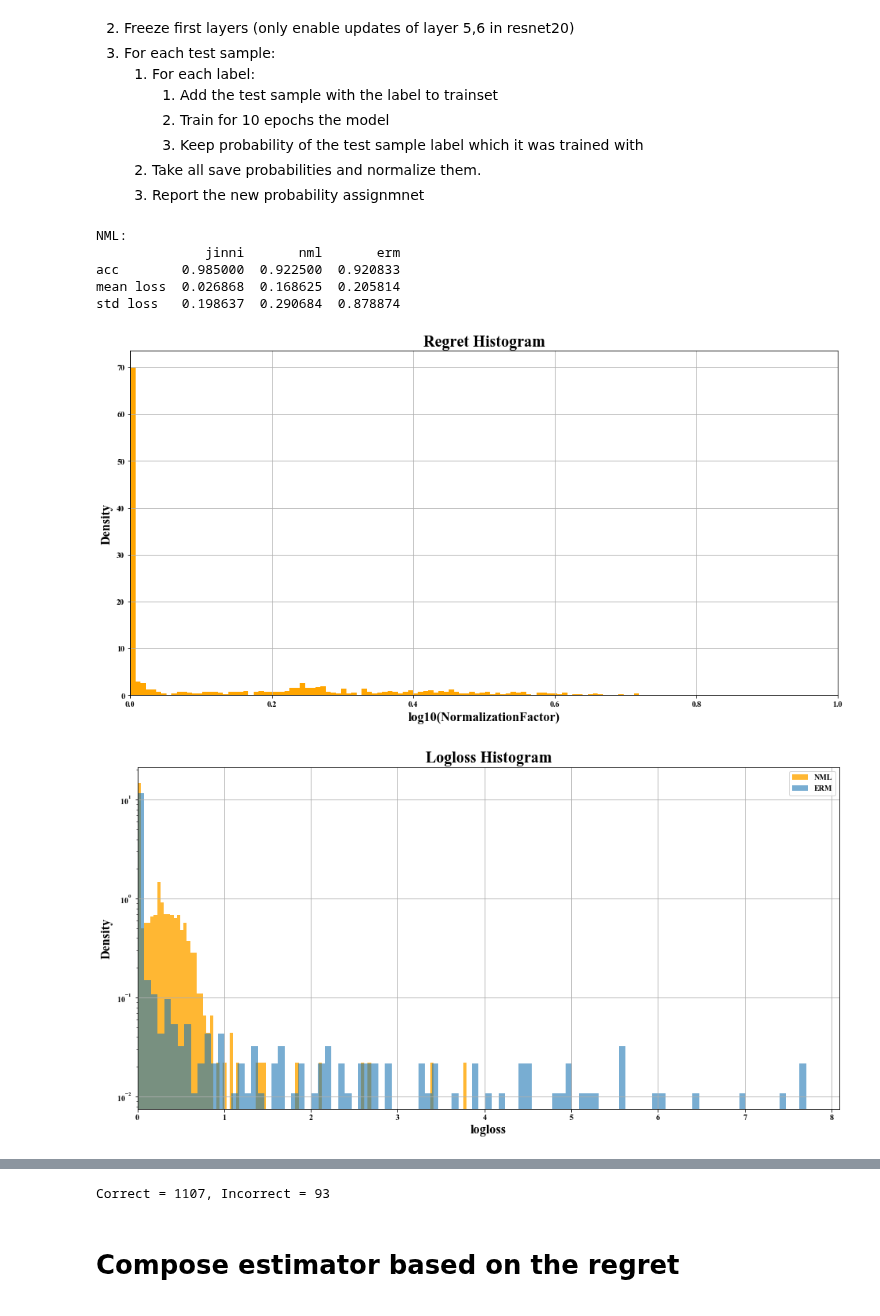
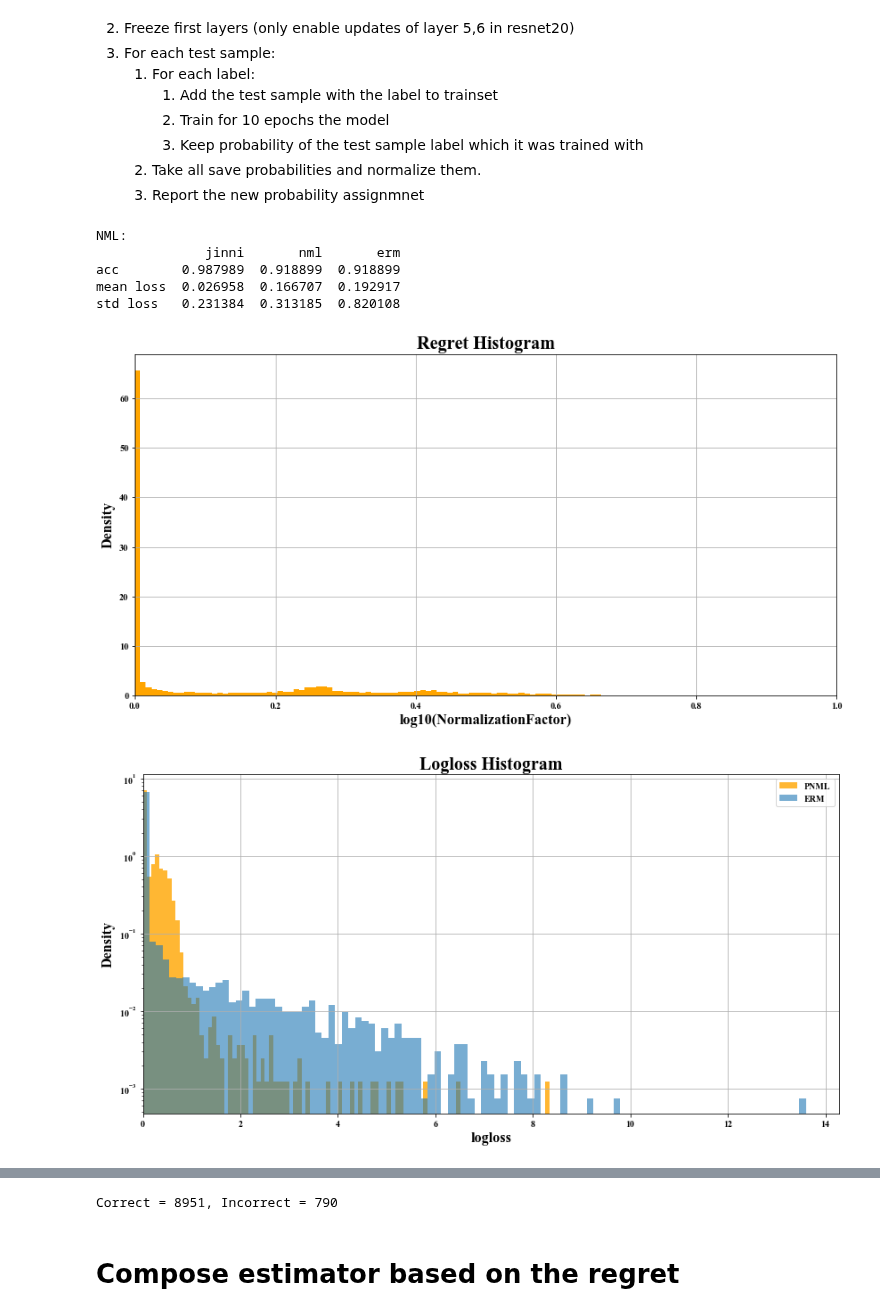
Before and after one commit to kobybibas/deep_pnml_experiments, a Jupyter notebook: src/analyze_results.ipynb, the cells around one changed output, grey strips where cells are left out. Drawn from its saved outputs; the diff is of its cells as text; code cells hidden in the pictures.

Commit message:
Update results summary

```diff
--- a/src/analyze_results.ipynb
+++ b/src/analyze_results.ipynb
@@ -2,6 +2,7 @@
 import numpy as np
 import matplotlib as mpl
 import matplotlib.pyplot as plt
+
 import json
 from analyze_utilities import *
 from dataset_utilities import create_cifar10_dataloaders
@@ -9,14 +10,13 @@ import pandas as pd
 import copy
 
 %run ./result_summary.ipynb
-
-# Define plot defaults
-mpl.rcParams['figure.figsize'] = (16.0, 8.0)
-mpl.rcParams['font.family'] = "Times New Roman"
-mpl.rcParams['axes.grid'] = True
-mpl.rcParams['axes.titlesize'] = 20
-mpl.rcParams['axes.labelsize'] = 16
-# mpl.rcParams
+# %%
+# Define plot defaults
+mpl.rcParams['figure.figsize'] = (14.0, 7.0)
+mpl.rcParams['font.family'] = "Times New Roman"
+mpl.rcParams['axes.grid'] = True
+mpl.rcParams['axes.titlesize'] = 20
+mpl.rcParams['axes.labelsize'] = 16
 # %% [markdown]
 # NML Vs. ERM Performence
 NML is as training is as following:
@@ -31,13 +31,14 @@ NML is as training is as following:
     3. Report the new probability assignmnet
 # %%
 # Print acc and mean loss
-result_df, statistics_df = load_results_to_df(files_nml_2_layers)
+result_df = load_results_to_df(files_nml_2_layers)
+statistics_df = calc_statistic_from_df(result_df)
 print('NML:')
 print(statistics_df)
 
 # Regret histogram
 bins = 100
-plt.hist(result_df['log10_norm_factor'], density=True, label='NML', bins=bins, color='orange')
+plt.hist(result_df['log10_norm_factor'], density=True, label='PNML', bins=bins, color='orange')
 plt.xlim([-0.0001,1])
 plt.title('Regret Histogram')
 plt.xlabel('log10(NormalizationFactor)')
@@ -46,7 +47,7 @@ plt.show()
 
 # logloss histogram
 bins = 100
-plt.hist(result_df['nml_loss'], bins=bins, alpha=0.8, label='NML', density=True, color='orange')
+plt.hist(result_df['nml_loss'], bins=bins, alpha=0.8, label='PNML', density=True, color='orange')
 plt.hist(result_df['erm_loss'], bins=bins, alpha=0.6, label='ERM', density=True)
 plt.title('Logloss Histogram')
 plt.xlabel('logloss')
@@ -55,37 +56,37 @@ plt.yscale('log')
 plt.xlim(left=0)
 plt.legend()
 plt.show()
 
 # Loss vs. NML nomralization factor
-plt.plot(result_df['log10_norm_factor'], result_df['nml_loss'],
-         linestyle='None', color='orange', marker='o', label='NML')
 plt.plot(result_df['log10_norm_factor'], result_df['erm_loss'],
          linestyle='None', color='blue', marker='^', label='ERM')
+plt.plot(result_df['log10_norm_factor'], result_df['nml_loss'],
+         linestyle='None', color='orange', marker='o', label='PNML')
 plt.title('Loss Vs. Regret')
 plt.xlabel('log10(NormalizationFactor)')
 plt.ylabel('Loss')
 plt.xlim([-0.001,1])
 plt.legend()
 plt.show()
 
 # Plot histogram of correct vs incorrect
 bins= 100
 correct_norm_factor = result_df['log10_norm_factor'][result_df['nml_is_correct'] == True]
 incorrect_norm_factor = result_df['log10_norm_factor'][result_df['nml_is_correct'] == False]
 plt.hist(correct_norm_factor, alpha=1, bins=bins, density=True, label='Correct')
 plt.hist(incorrect_norm_factor, alpha=0.5, bins=bins, density=True, label='Incorrect')
 plt.title('Regret Histogram with Correct and Incorrect Separation')
 plt.xlabel('log10(NormalizationFactor)')
 plt.ylabel('Density')
 plt.xlim([-0.001,1])
 plt.legend()
 plt.show()
 print('Correct = %d, Incorrect = %d '% (correct_norm_factor.shape[0], incorrect_norm_factor.shape[0]))
 # %% [output]
 NML:
               jinni       nml       erm
-acc        0.985000  0.922500  0.920833
-mean loss  0.026868  0.168625  0.205814
-std loss   0.198637  0.290684  0.878874
+acc        0.987989  0.918899  0.918899
+mean loss  0.026958  0.166707  0.192917
+std loss   0.231384  0.313185  0.820108
-[figure, old version]
+[figure, new version]
-[figure, old version]
+[figure, new version]
@@ -94,3 +95,3 @@ std loss   0.198637  0.290684  0.878874
-Correct = 1107, Incorrect = 93
+Correct = 8951, Incorrect = 790
 # %% [markdown]
 # Compose estimator based on the regret
```
Also changed, not shown: parts of 15 cells of this notebook, 2 other files.
